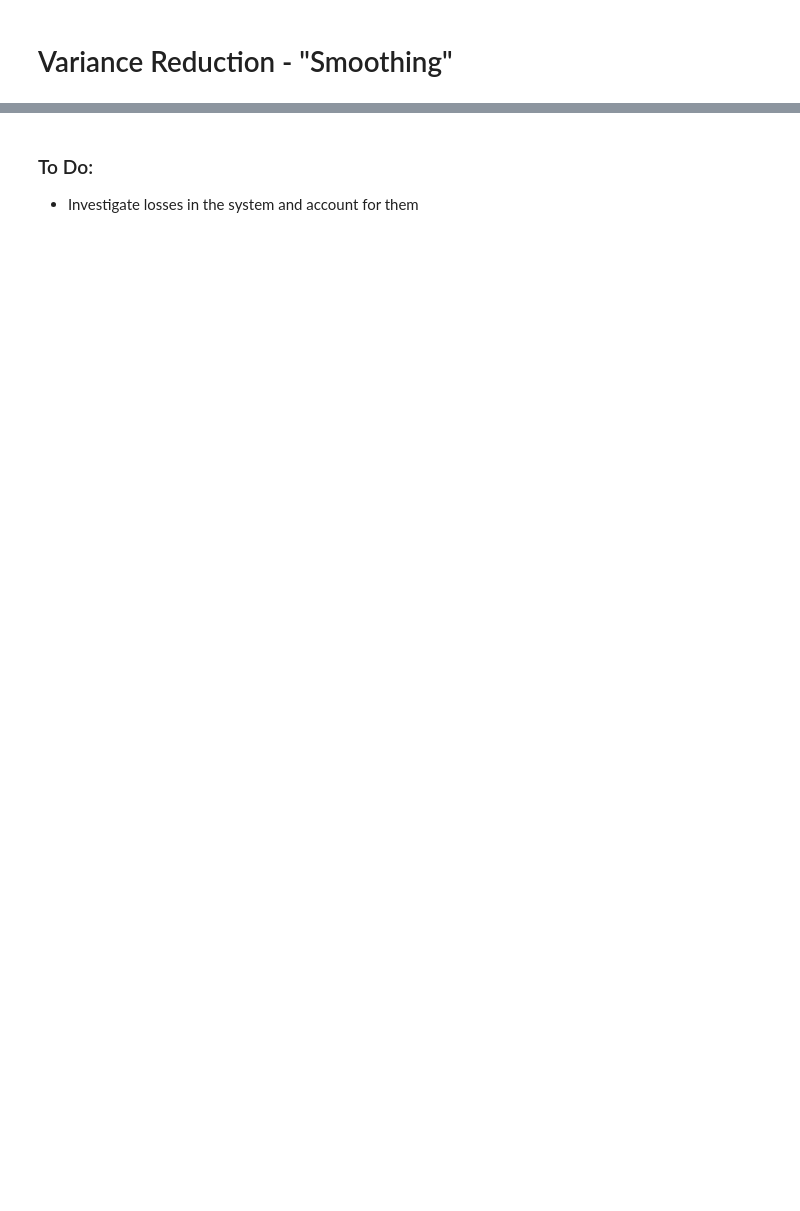
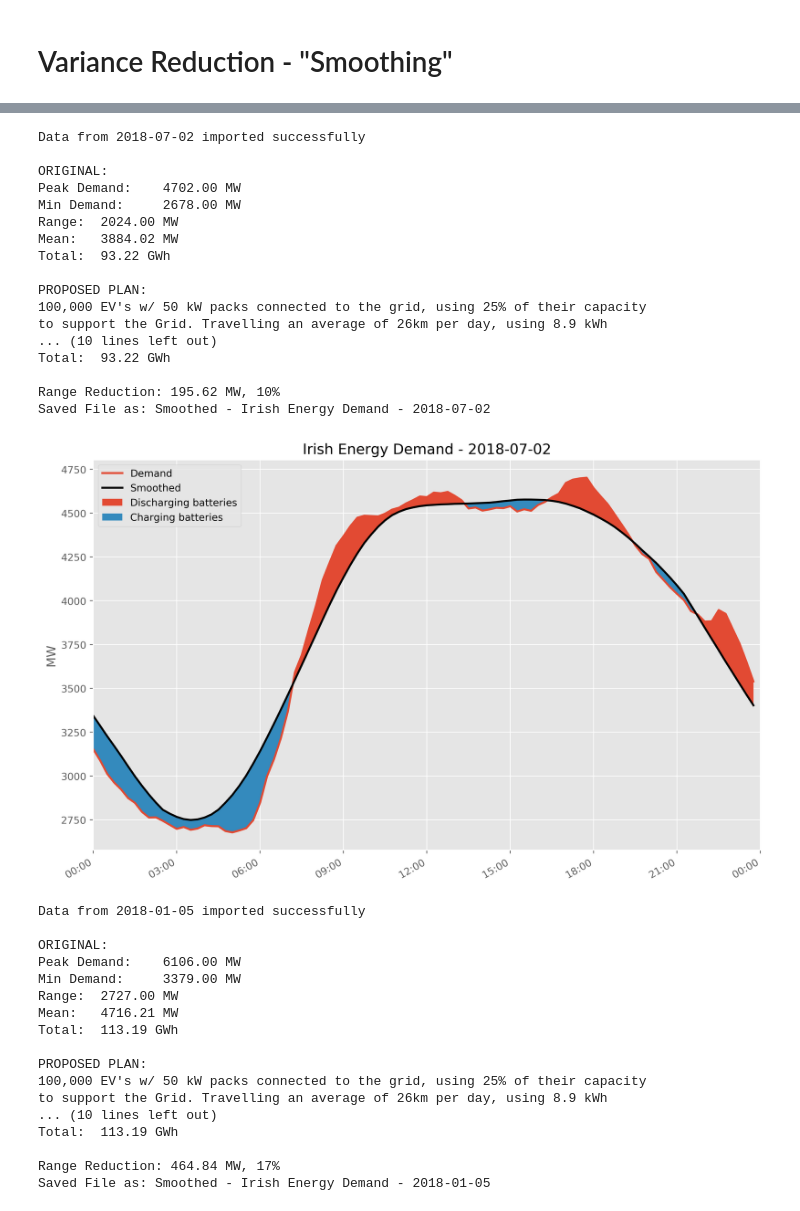
Before and after one commit to JamesCarron/GridStability, a Jupyter notebook: GridStability.ipynb, the cells around one changed output, grey strips where cells are left out. Saved outputs shown, nothing was run; the diff lists cells and outputs as text; code cells hidden in the pictures; blank space fills up the shorter version.

```diff
--- a/GridStability.ipynb
+++ b/GridStability.ipynb
@@ -701,3 +812,47 @@ Range Reduction: 464.84 MW, 17%
-# %% [markdown]
-### To Do:
-- Investigate losses in the system and account for them
+# %%
+for filename in FILENAMES:
+    SmoothDemandwBattProj(
+        filename,
+        BattPercUsage,
+        BatteryCapacity,
+        ProposedNumUsers,
+        ExistingUsers,
+        AvgDistTrav,
+        interpolation_factor=1,
+        FUNC_OUTPUT=False, save=False)
+# %% [output]
+Data from 2018-07-02 imported successfully
+
+ORIGINAL:
+Peak Demand:    4702.00 MW
+Min Demand:     2678.00 MW
+Range:  2024.00 MW
+Mean:   3884.02 MW
+Total:  93.22 GWh
+
+PROPOSED PLAN:
+100,000 EV's w/ 50 kW packs connected to the grid, using 25% of their capacity
+to support the Grid. Travelling an average of 26km per day, using 8.9 kWh
+... (10 lines left out)
+Total:  93.22 GWh
+
+Range Reduction: 195.62 MW, 10%
+Saved File as: Smoothed - Irish Energy Demand - 2018-07-02
+[figure, added]
+Data from 2018-01-05 imported successfully
+
+ORIGINAL:
+Peak Demand:    6106.00 MW
+Min Demand:     3379.00 MW
+Range:  2727.00 MW
+Mean:   4716.21 MW
+Total:  113.19 GWh
+
+PROPOSED PLAN:
+100,000 EV's w/ 50 kW packs connected to the grid, using 25% of their capacity
+to support the Grid. Travelling an average of 26km per day, using 8.9 kWh
+... (10 lines left out)
+Total:  113.19 GWh
+
+Range Reduction: 464.84 MW, 17%
+Saved File as: Smoothed - Irish Energy Demand - 2018-01-05
```
Also changed, not shown: parts of 16 cells of this notebook.
